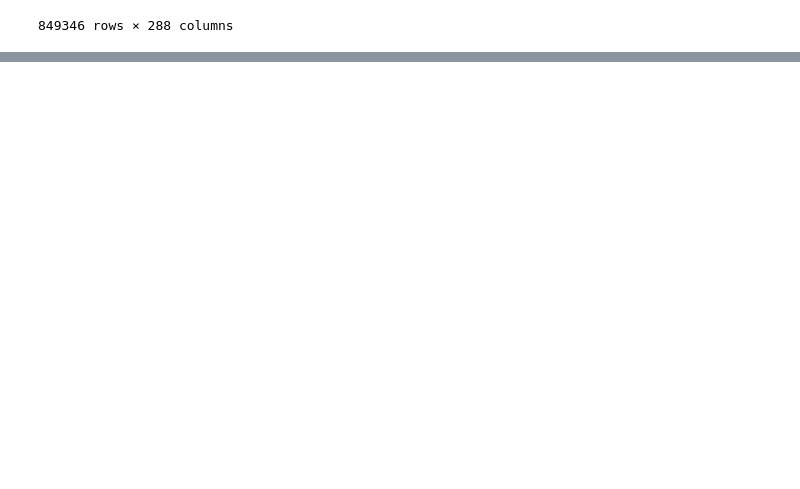
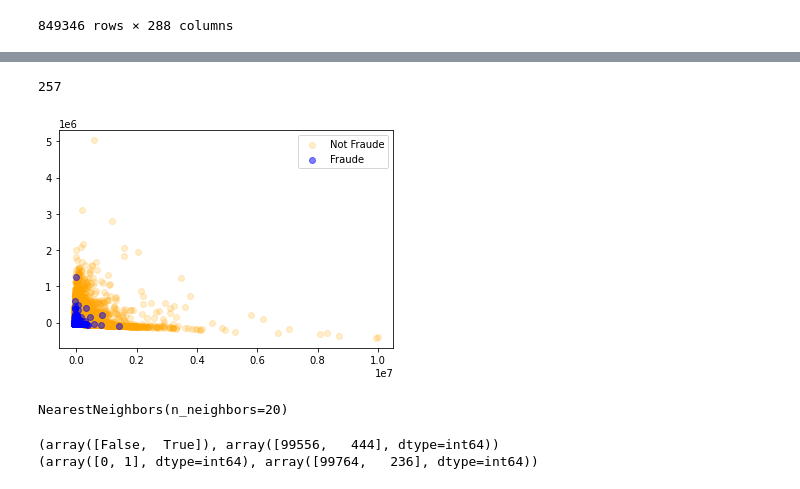
Before and after one commit to TheoVedis/ProjectInterPromo, a Jupyter notebook: dev/modelisation/code/theo/test.ipynb, the cells around one changed output, grey strips where cells are left out. Drawn from its saved outputs; the diff is of its cells as text; code cells hidden in the pictures; blank space fills up the shorter version.

```diff
--- a/dev/modelisation/code/theo/test.ipynb
+++ b/dev/modelisation/code/theo/test.ipynb
@@ -59,0 +103,14 @@ evaluation(np.random.randint(0, 1, size=len(data)), data)
+# %%
+quali_col = []
+count = 0
+for i, name in zip(data_v0.dtypes, data_v0.columns):
+    if i == "object":
+        quali_col.append(name)
+
+print(len(data_v0.dtypes))
+# %% [output]
+257
+# %%
+data_quanti = data_v0.drop(columns=quali_col + ["Unnamed: 0"])
+# %%
+data_quanti = data_quanti.sample(100000)
@@ -59,0 +120,11 @@ evaluation(np.random.randint(0, 1, size=len(data)), data)
+# %%
+pca=decomposition.PCA()
+X_pca=pca.fit_transform(data_quanti.drop(columns=["TOP_FRAUDE", "TOP_FRAUDE_CARTE", "TOP_FRAUDE_VIREMENT"]))
+# %%
+ax = [0, 1]
+plt.scatter(X_pca[:,ax[0]][data_quanti["TOP_FRAUDE"]==0], X_pca[:,ax[1]][data_quanti["TOP_FRAUDE"]==0], alpha=0.2, c="orange", label="Not Fraude")
+plt.scatter(X_pca[:,ax[0]][data_quanti["TOP_FRAUDE"]==1], X_pca[:,ax[1]][data_quanti["TOP_FRAUDE"]==1], alpha=0.5, c="b", label="Fraude")
+plt.legend()
+plt.show()
+# %% [output]
+[figure, added]
@@ -59,0 +133,5 @@ evaluation(np.random.randint(0, 1, size=len(data)), data)
+# %%
+clf = NearestNeighbors(n_neighbors=20)
+clf.fit(data_quanti.drop(columns=["TOP_FRAUDE", "TOP_FRAUDE_CARTE", "TOP_FRAUDE_VIREMENT"]))
+# %% [output]
+NearestNeighbors(n_neighbors=20)
@@ -59,0 +143,6 @@ evaluation(np.random.randint(0, 1, size=len(data)), data)
+# %%
+print(np.unique(dst > 0.03, return_counts=True))
+print(np.unique(data_quanti["TOP_FRAUDE"], return_counts=True))
+# %% [output]
+(array([False,  True]), array([99556,   444], dtype=int64))
+(array([0, 1], dtype=int64), array([99764,   236], dtype=int64))
```
Also changed, not shown: parts of 14 cells of this notebook.
